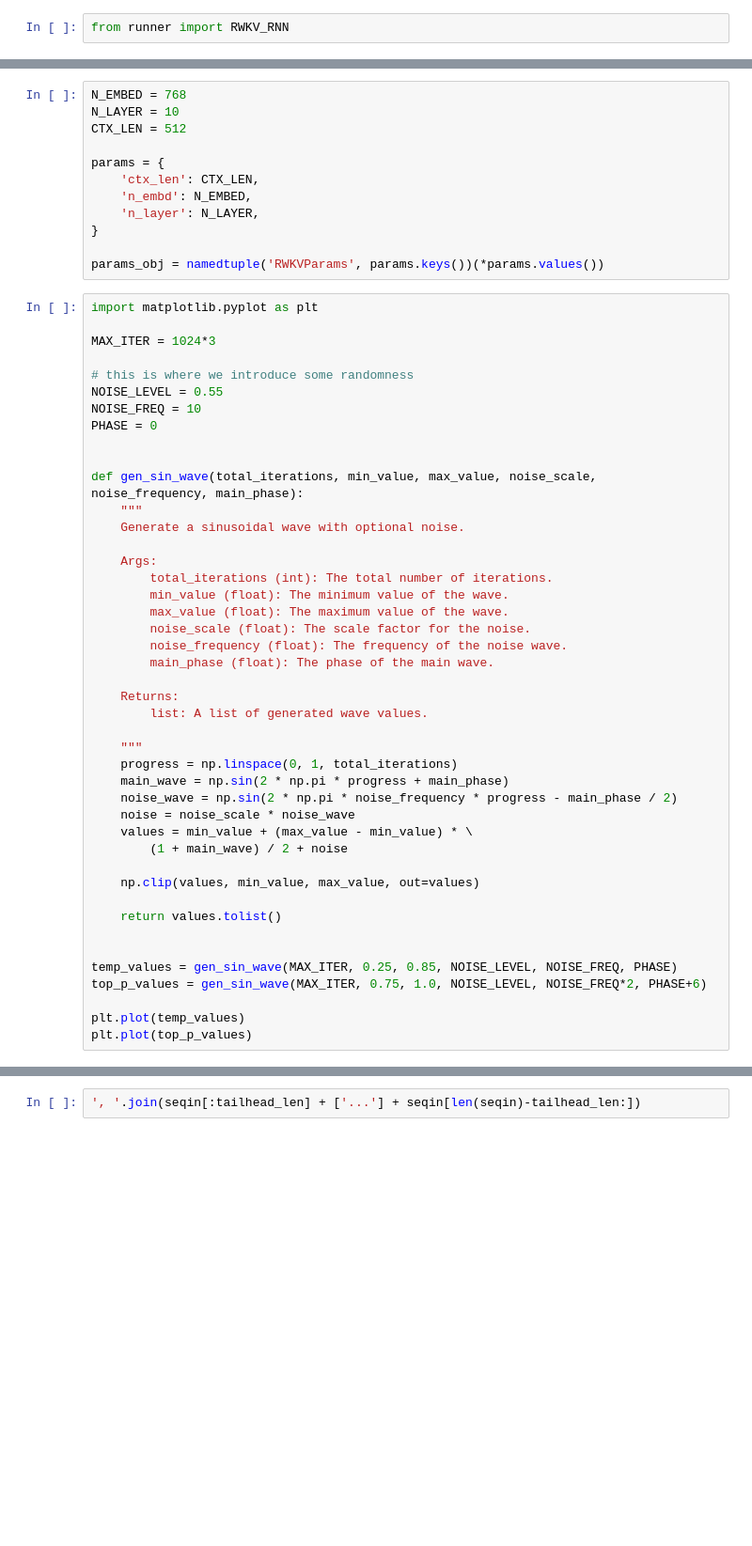
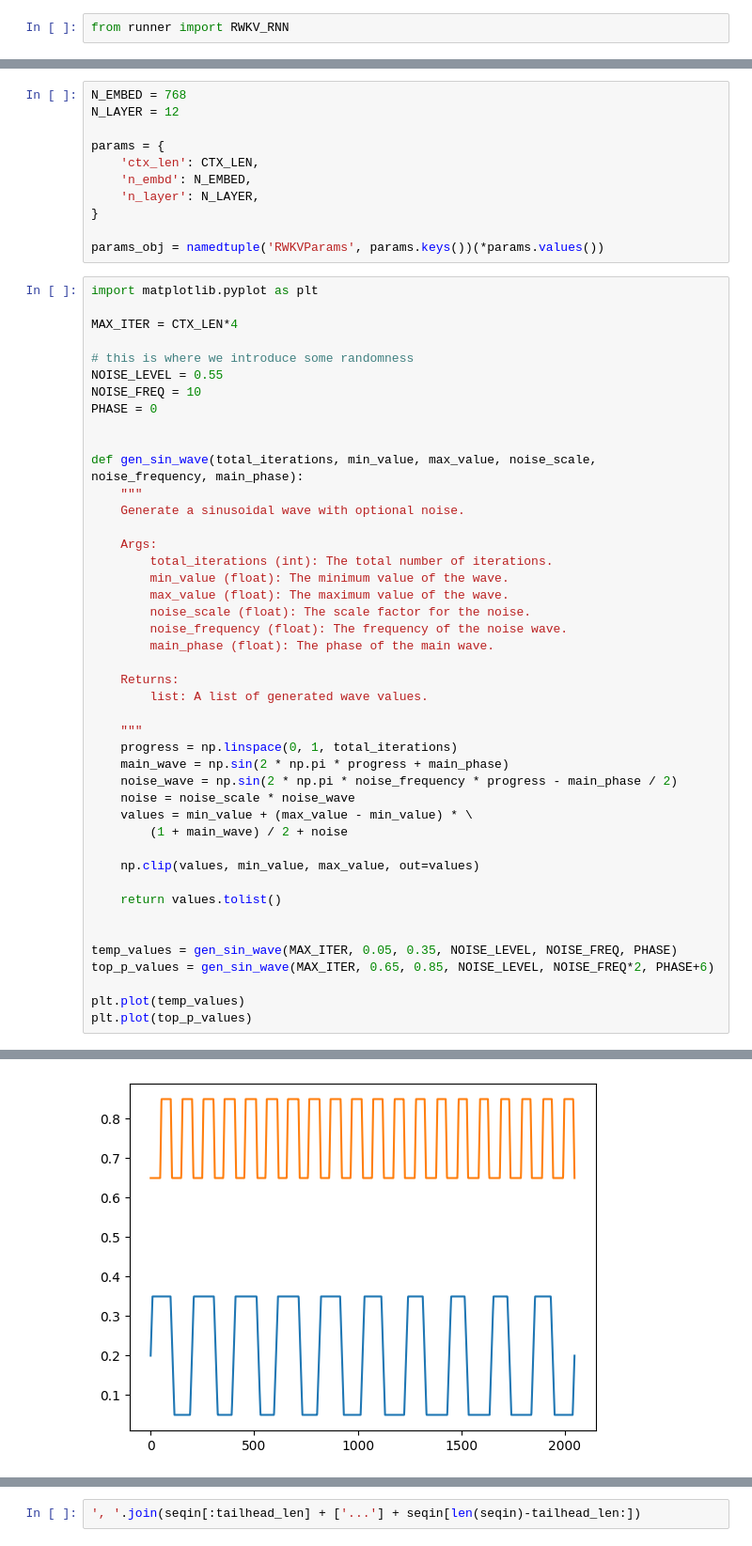
Before and after one commit to webpolis/musai, a Jupyter notebook: notebooks/inference.ipynb, the cells around one changed output, grey strips where cells are left out. Shown at 94% size. Cells and saved outputs as stored; diff of their text form; blank space fills up the shorter version.

```diff
--- a/notebooks/inference.ipynb
+++ b/notebooks/inference.ipynb
@@ -53,7 +61,6 @@ BPE_VOCAB_SIZE = int(ORIG_VOCAB_SIZE * 1.25)
 # %%
 N_EMBED = 768
-N_LAYER = 10
-CTX_LEN = 512
+N_LAYER = 12
 
 params = {
     'ctx_len': CTX_LEN,
@@ -65,7 +72,7 @@ params_obj = namedtuple('RWKVParams', params.keys())(*params.values())
 # %%
 import matplotlib.pyplot as plt
 
-MAX_ITER = 1024*3
+MAX_ITER = CTX_LEN*4
 
 # this is where we introduce some randomness
 NOISE_LEVEL = 0.55
@@ -101,8 +108,9 @@ def gen_sin_wave(total_iterations, min_value, max_value, noise_scale, noise_freq
     return values.tolist()
 
 
-temp_values = gen_sin_wave(MAX_ITER, 0.25, 0.85, NOISE_LEVEL, NOISE_FREQ, PHASE)
-top_p_values = gen_sin_wave(MAX_ITER, 0.75, 1.0, NOISE_LEVEL, NOISE_FREQ*2, PHASE+6)
+temp_values = gen_sin_wave(MAX_ITER, 0.05, 0.35, NOISE_LEVEL, NOISE_FREQ, PHASE)
+top_p_values = gen_sin_wave(MAX_ITER, 0.65, 0.85, NOISE_LEVEL, NOISE_FREQ*2, PHASE+6)
 
 plt.plot(temp_values)
 plt.plot(top_p_values)
+# %% [output]
@@ -109,3 +118,4 @@ plt.plot(top_p_values)
+[figure, added]
 # %%
 import types
 
```
Also changed, not shown: parts of 9 cells of this notebook, 2 other files.
